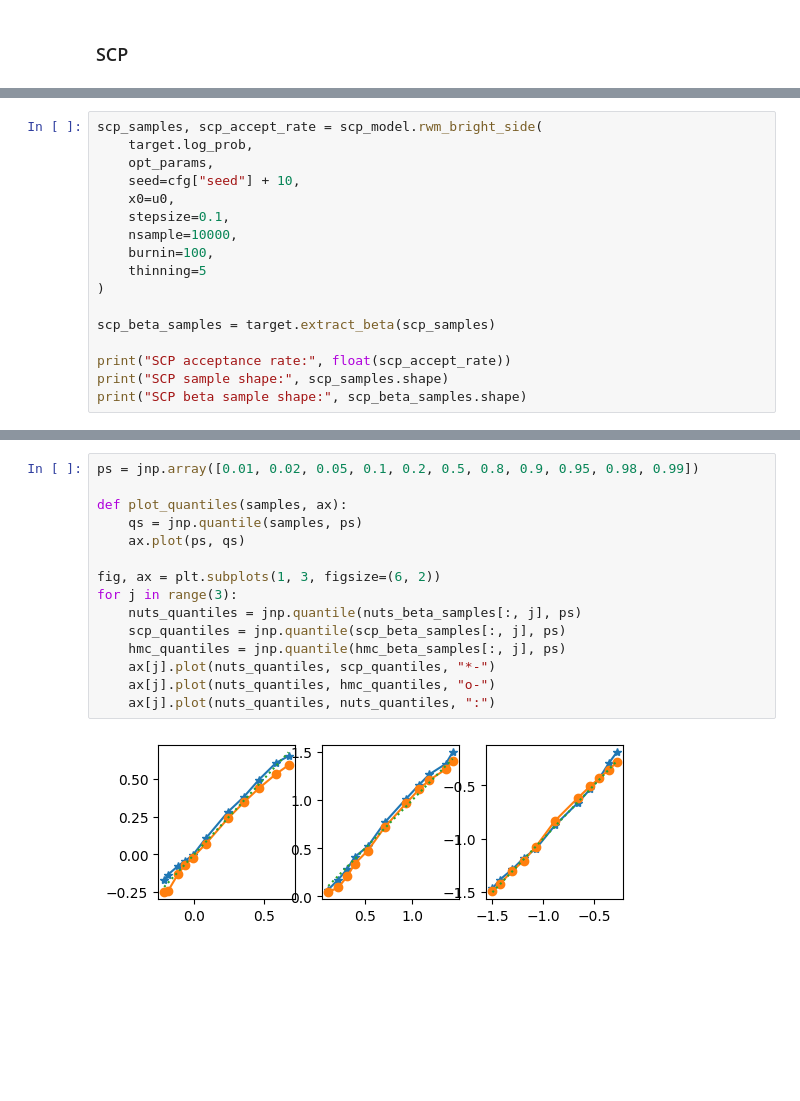
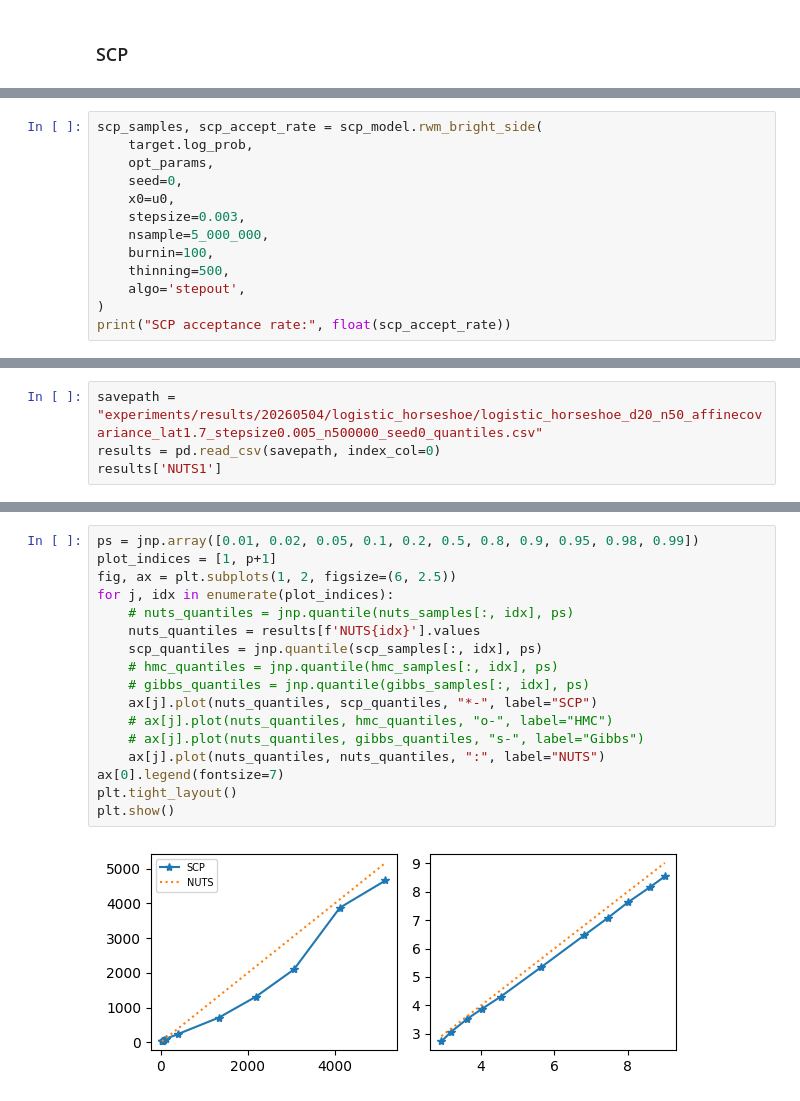
Before and after one commit to liusf15/sub-cauchy-sampler, a Jupyter notebook: experiments/logistic_regression_horseshoe.ipynb, the cells around one changed output, grey strips where cells are left out. Drawn from its saved outputs; the diff is of its cells as text; blank space fills up the shorter version.

```diff
--- a/experiments/logistic_regression_horseshoe.ipynb
+++ b/experiments/logistic_regression_horseshoe.ipynb
@@ -235,17 +201,13 @@ reprojected log_prob: -90.80229949951172
 scp_samples, scp_accept_rate = scp_model.rwm_bright_side(
     target.log_prob,
     opt_params,
-    seed=cfg["seed"] + 10,
+    seed=0,
     x0=u0,
-    stepsize=0.1,
-    nsample=10000,
+    stepsize=0.003,
+    nsample=5_000_000,
     burnin=100,
-    thinning=5
+    thinning=500,
+    algo='stepout',
 )
-
-scp_beta_samples = target.extract_beta(scp_samples)
-
 print("SCP acceptance rate:", float(scp_accept_rate))
-print("SCP sample shape:", scp_samples.shape)
-print("SCP beta sample shape:", scp_beta_samples.shape)
 # %% [output]
@@ -275,0 +215,4 @@ plt.show()
+# %%
+savepath = "experiments/results/20260504/logistic_horseshoe/logistic_horseshoe_d20_n50_affinecovariance_lat1.7_stepsize0.005_n500000_seed0_quantiles.csv"
+results = pd.read_csv(savepath, index_col=0)
+results['NUTS1']
@@ -276,17 +325,19 @@ plt.show()
 # %%
 ps = jnp.array([0.01, 0.02, 0.05, 0.1, 0.2, 0.5, 0.8, 0.9, 0.95, 0.98, 0.99])
-
-def plot_quantiles(samples, ax):
-    qs = jnp.quantile(samples, ps)
-    ax.plot(ps, qs)
-
-fig, ax = plt.subplots(1, 3, figsize=(6, 2))
-for j in range(3):
-    nuts_quantiles = jnp.quantile(nuts_beta_samples[:, j], ps)
-    scp_quantiles = jnp.quantile(scp_beta_samples[:, j], ps)
-    hmc_quantiles = jnp.quantile(hmc_beta_samples[:, j], ps)
-    ax[j].plot(nuts_quantiles, scp_quantiles, "*-")
-    ax[j].plot(nuts_quantiles, hmc_quantiles, "o-")
-    ax[j].plot(nuts_quantiles, nuts_quantiles, ":")
+plot_indices = [1, p+1]
+fig, ax = plt.subplots(1, 2, figsize=(6, 2.5))
+for j, idx in enumerate(plot_indices):
+    # nuts_quantiles = jnp.quantile(nuts_samples[:, idx], ps)
+    nuts_quantiles = results[f'NUTS{idx}'].values
+    scp_quantiles = jnp.quantile(scp_samples[:, idx], ps)
+    # hmc_quantiles = jnp.quantile(hmc_samples[:, idx], ps)
+    # gibbs_quantiles = jnp.quantile(gibbs_samples[:, idx], ps)
+    ax[j].plot(nuts_quantiles, scp_quantiles, "*-", label="SCP")
+    # ax[j].plot(nuts_quantiles, hmc_quantiles, "o-", label="HMC")
+    # ax[j].plot(nuts_quantiles, gibbs_quantiles, "s-", label="Gibbs")
+    ax[j].plot(nuts_quantiles, nuts_quantiles, ":", label="NUTS")
+ax[0].legend(fontsize=7)
+plt.tight_layout()
+plt.show()
 # %% [output]
-[figure, old version]
+[figure, new version]
```
Also changed, not shown: parts of 24 cells of this notebook.
